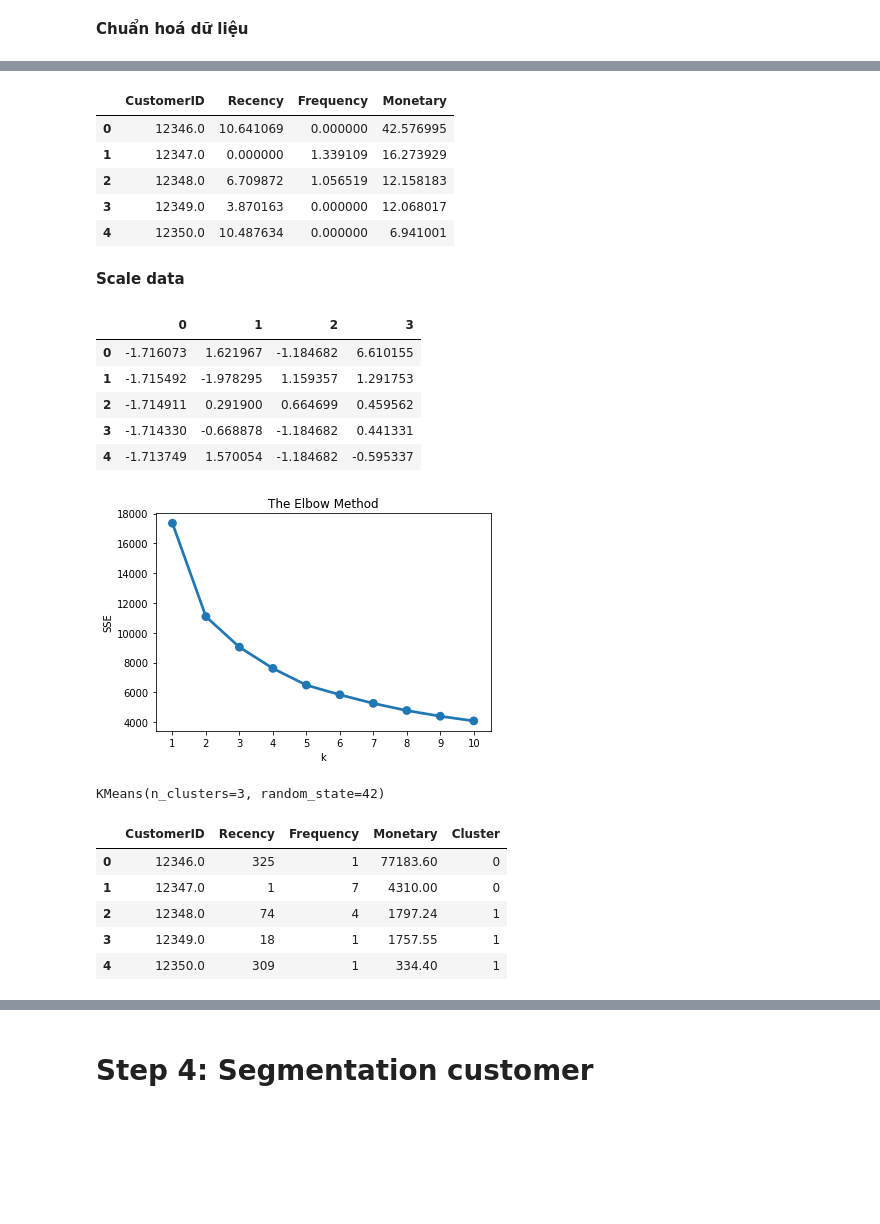
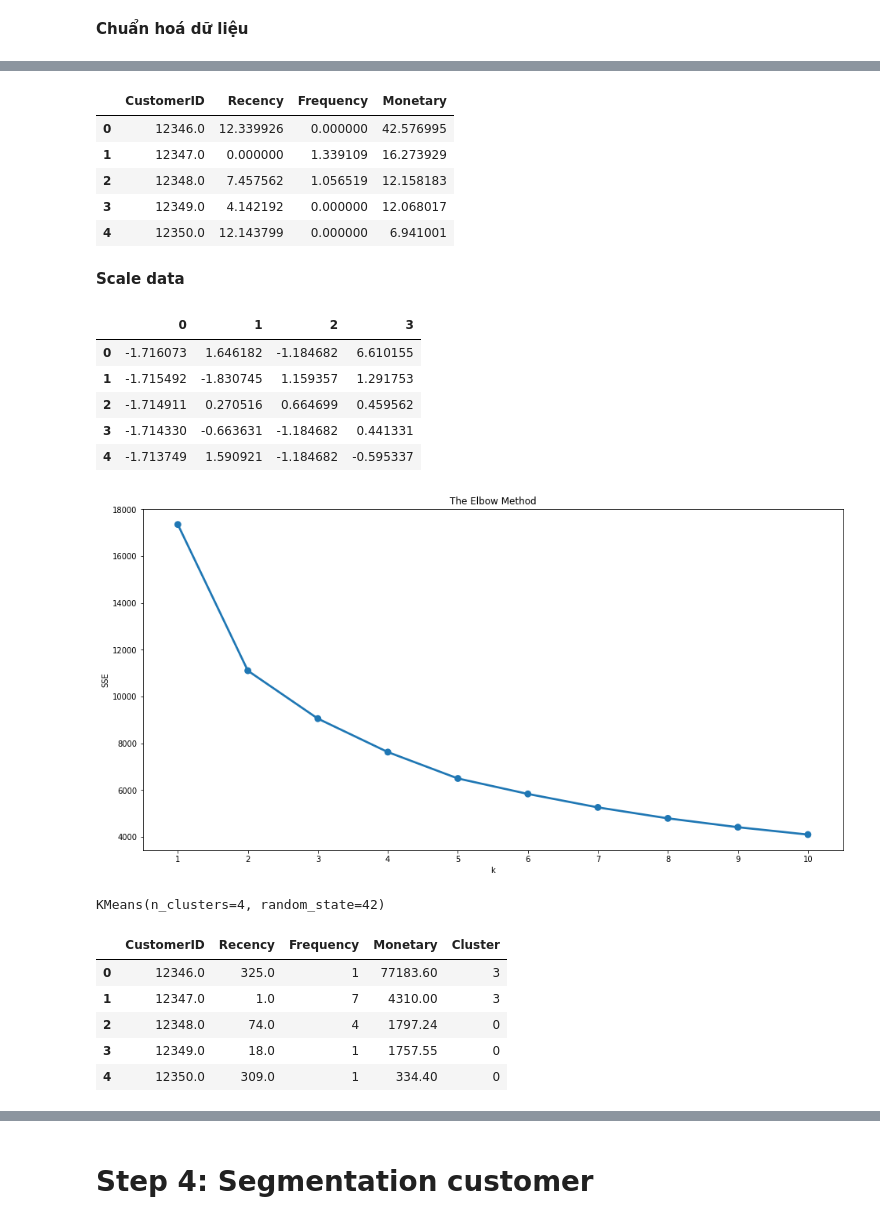
Before and after one commit to dntrieunguyen/RetailOnline-Analysis, a Jupyter notebook: Analysis Project Code.ipynb, the cells around one changed output, grey strips where cells are left out. Drawn from its saved outputs; the diff is of its cells as text; code cells hidden in the pictures; blank space fills up the shorter version.

```diff
--- a/Analysis Project Code.ipynb
+++ b/Analysis Project Code.ipynb
@@ -462,7 +754,7 @@ def analyze_distribution(x):
         '\n =================================')
 # %%
-customer['Recency'].replace(0,1,inplace=True)
-customer[customer['Recency'] ==0]
+df_customers['Recency'].replace(0,0.1,inplace=True)
+df_customers[df_customers['Recency'] ==0]
 # %% [output]
 |  | CustomerID | Recency | Frequency | Monetary |
 # %%
@@ -489,0 +772,3 @@ customer_nor.head()
+# %%
+df_customers_nor = df_customers.copy()
+df_customers_nor.head()
@@ -490,61 +782,62 @@ customer_nor.head()
 # %%
-customer_nor['Recency'] = stats.boxcox(customer_nor['Recency'])[0]
-customer_nor['Frequency'] = stats.boxcox(customer_nor['Frequency'])[0]
-customer_nor['Monetary'] = pd.Series(np.cbrt(customer_nor['Monetary'])).values
+df_customers_nor['Recency'] = stats.boxcox(df_customers_nor['Recency'])[0]
+df_customers_nor['Frequency'] = stats.boxcox(df_customers_nor['Frequency'])[0]
+df_customers_nor['Monetary'] = pd.Series(np.cbrt(df_customers_nor['Monetary'])).values
 # %%
-customer_nor.head()
+df_customers_nor.head()
 # %% [output]
 |  | CustomerID | Recency | Frequency | Monetary |
-| 0 | 12346.0 | 10.641069 | 0.000000 | 42.576995 |
+| 0 | 12346.0 | 12.339926 | 0.000000 | 42.576995 |
 | 1 | 12347.0 | 0.000000 | 1.339109 | 16.273929 |
-| 2 | 12348.0 | 6.709872 | 1.056519 | 12.158183 |
-| 3 | 12349.0 | 3.870163 | 0.000000 | 12.068017 |
-| 4 | 12350.0 | 10.487634 | 0.000000 | 6.941001 |
+| 2 | 12348.0 | 7.457562 | 1.056519 | 12.158183 |
+| 3 | 12349.0 | 4.142192 | 0.000000 | 12.068017 |
+| 4 | 12350.0 | 12.143799 | 0.000000 | 6.941001 |
 # %% [markdown]
 **Scale data**
 # %%
 from sklearn.preprocessing import StandardScaler
 scale = StandardScaler()
-scale.fit(customer_nor)
-customer_nor = scale.transform(customer_nor)
+scale.fit(df_customers_nor)
+customer_nor = scale.transform(df_customers_nor)
 # %%
-pd.DataFrame(customer_nor).head()
+pd.DataFrame(df_customers_nor).head()
 # %% [output]
 |  | 0 | 1 | 2 | 3 |
-| 0 | -1.716073 | 1.621967 | -1.184682 | 6.610155 |
-| 1 | -1.715492 | -1.978295 | 1.159357 | 1.291753 |
-| 2 | -1.714911 | 0.291900 | 0.664699 | 0.459562 |
-| 3 | -1.714330 | -0.668878 | -1.184682 | 0.441331 |
-| 4 | -1.713749 | 1.570054 | -1.184682 | -0.595337 |
+| 0 | -1.716073 | 1.646182 | -1.184682 | 6.610155 |
+| 1 | -1.715492 | -1.830745 | 1.159357 | 1.291753 |
+| 2 | -1.714911 | 0.270516 | 0.664699 | 0.459562 |
+| 3 | -1.714330 | -0.663631 | -1.184682 | 0.441331 |
+| 4 | -1.713749 | 1.590921 | -1.184682 | -0.595337 |
 # %%
 from sklearn.cluster import KMeans
 
 sse = {}
 for k in range(1, 11):
     kmeans = KMeans(n_clusters=k, random_state=42)
-    kmeans.fit(customer_nor)
+    kmeans.fit(df_customers_nor)
     sse[k] = kmeans.inertia_
 
+plt.figure(figsize=(16,8))
 plt.title('The Elbow Method')
 plt.xlabel('k')
 plt.ylabel('SSE')
 sns.pointplot(x=list(sse.keys()), y=list(sse.values()))
 plt.show()
 # %% [output]
-[figure, old version]
+[figure, new version]
 # %%
-model = KMeans(n_clusters=3, random_state=42)
-model.fit(customer_nor)
+model = KMeans(n_clusters=4, random_state=42)
+model.fit(df_customers_nor)
 # %% [output]
-KMeans(n_clusters=3, random_state=42)
+KMeans(n_clusters=4, random_state=42)
 # %%
-customer['Cluster'] = model.labels_
-customer.head()
+df_customers['Cluster'] = model.labels_
+df_customers.head()
 # %% [output]
 |  | CustomerID | Recency | Frequency | Monetary | Cluster |
-| 0 | 12346.0 | 325 | 1 | 77183.60 | 0 |
-| 1 | 12347.0 | 1 | 7 | 4310.00 | 0 |
-| 2 | 12348.0 | 74 | 4 | 1797.24 | 1 |
-| 3 | 12349.0 | 18 | 1 | 1757.55 | 1 |
-| 4 | 12350.0 | 309 | 1 | 334.40 | 1 |
+| 0 | 12346.0 | 325.0 | 1 | 77183.60 | 3 |
+| 1 | 12347.0 | 1.0 | 7 | 4310.00 | 3 |
+| 2 | 12348.0 | 74.0 | 4 | 1797.24 | 0 |
+| 3 | 12349.0 | 18.0 | 1 | 1757.55 | 0 |
+| 4 | 12350.0 | 309.0 | 1 | 334.40 | 0 |
 # %%
```
Also changed, not shown: parts of 63 cells of this notebook, 4 other files.
